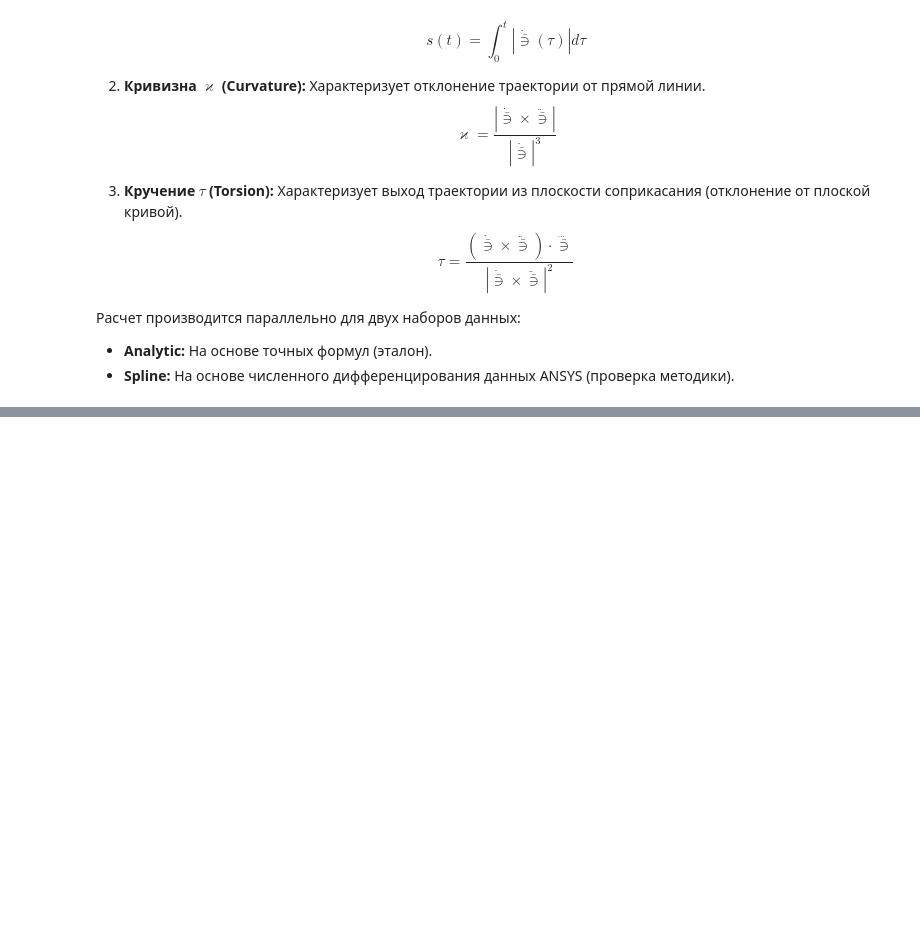
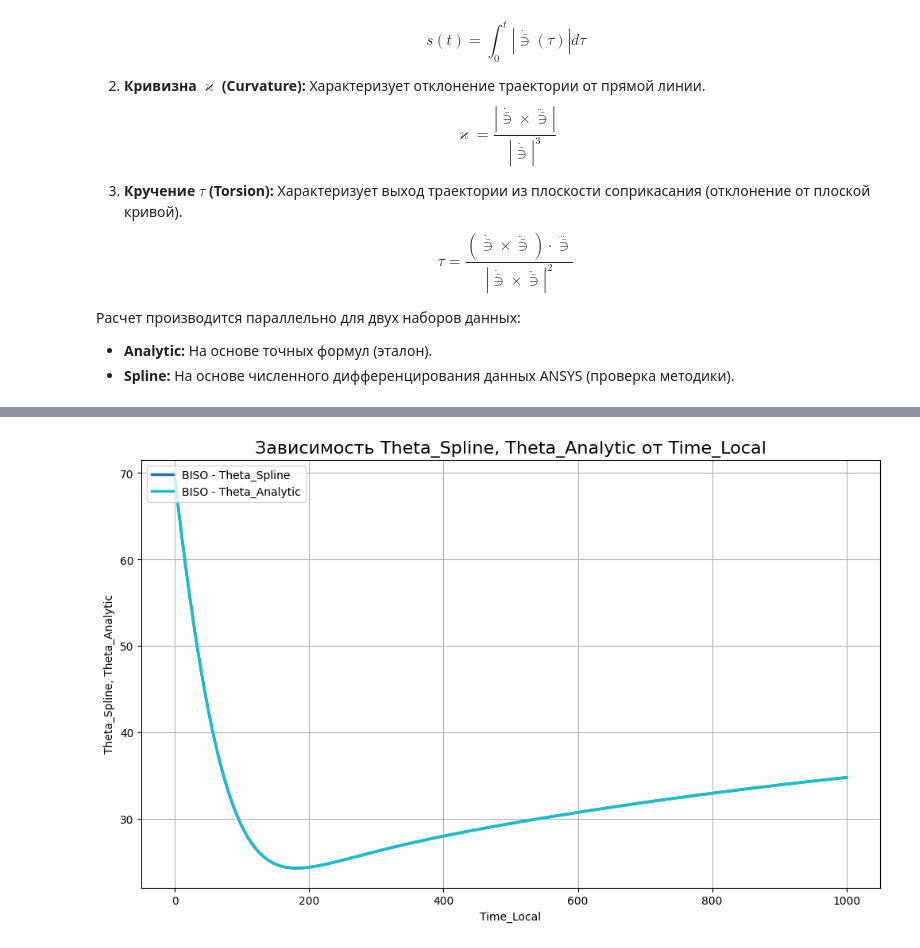
Before and after one commit to ArtemDos/complex_deformations, a Jupyter notebook: P29/ideal_vint/biso.ipynb, the cells around one changed output, grey strips where cells are left out. Drawn from its saved outputs; the diff is of its cells as text; code cells hidden in the pictures; blank space fills up the shorter version.

```diff
--- a/P29/ideal_vint/biso.ipynb
+++ b/P29/ideal_vint/biso.ipynb
@@ -488,0 +498,11 @@ plot_xy(
+# %%
+df_stress_stage2 = numerical_experiment_biso.loc[
+    numerical_experiment_biso["Time"] > split_time,
+    ["S_ZZ", "S_TZ", "S_TT", "Time"]
+].copy()
+
+df_stress_stage2.reset_index(drop=True, inplace=True)
+
+df_stress_stage2["Time_Local"] = df_stress_stage2["Time"] - split_time
+
+df_stress_stage2[:5]
@@ -488,0 +526,23 @@ plot_xy(
+# %%
+from core.calculations import calculate_stress_vector, calculate_theta
+
+
+sig_1, sig_2, sig_3 = calculate_stress_vector(df_stress_stage2)
+df_stage2["Sig_1"] = sig_1
+df_stage2["Sig_2"] = sig_2
+df_stage2["Sig_3"] = sig_3
+
+theta_spline = calculate_theta(df_stage2, deriv_suffix="_spline")
+df_stage2["Theta_Spline"] = theta_spline
+
+theta_analytic = calculate_theta(df_stage2, deriv_suffix="_analytic")
+df_stage2["Theta_Analytic"] = theta_analytic
+
+
+plot_xy(
+    data_pairs=[(model_name, df_stage2)],
+    x_col="Time_Local",
+    y_cols=["Theta_Spline", "Theta_Analytic"],
+)
+# %% [output]
+[figure, added]
```
Also changed, not shown: parts of 27 cells of this notebook, 2 other files.
